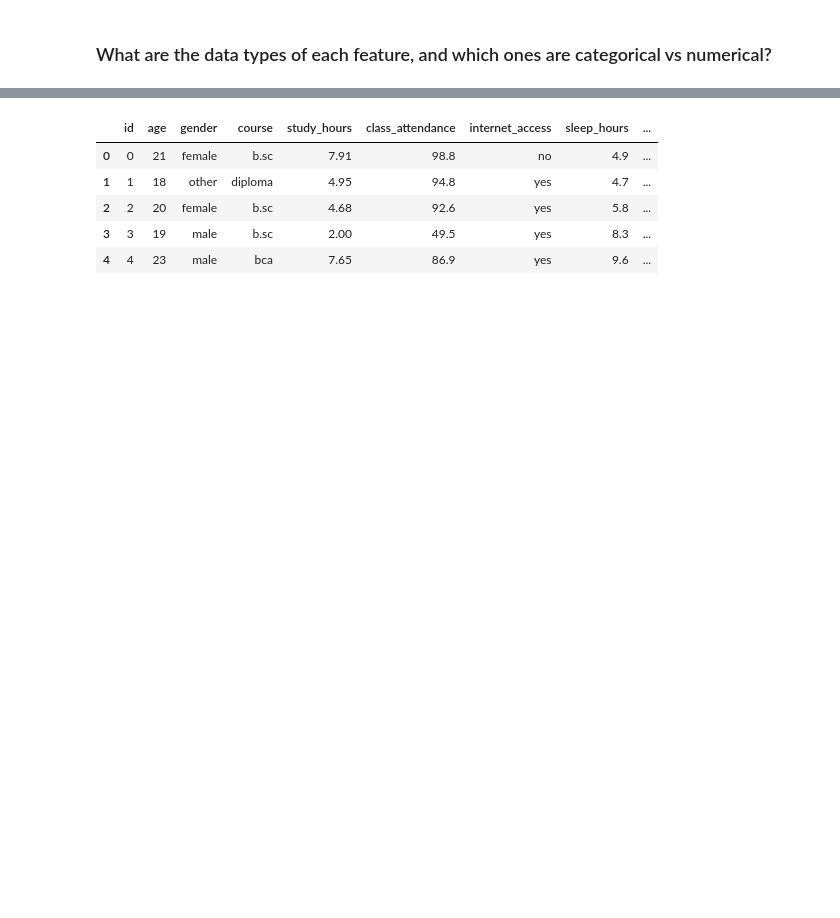
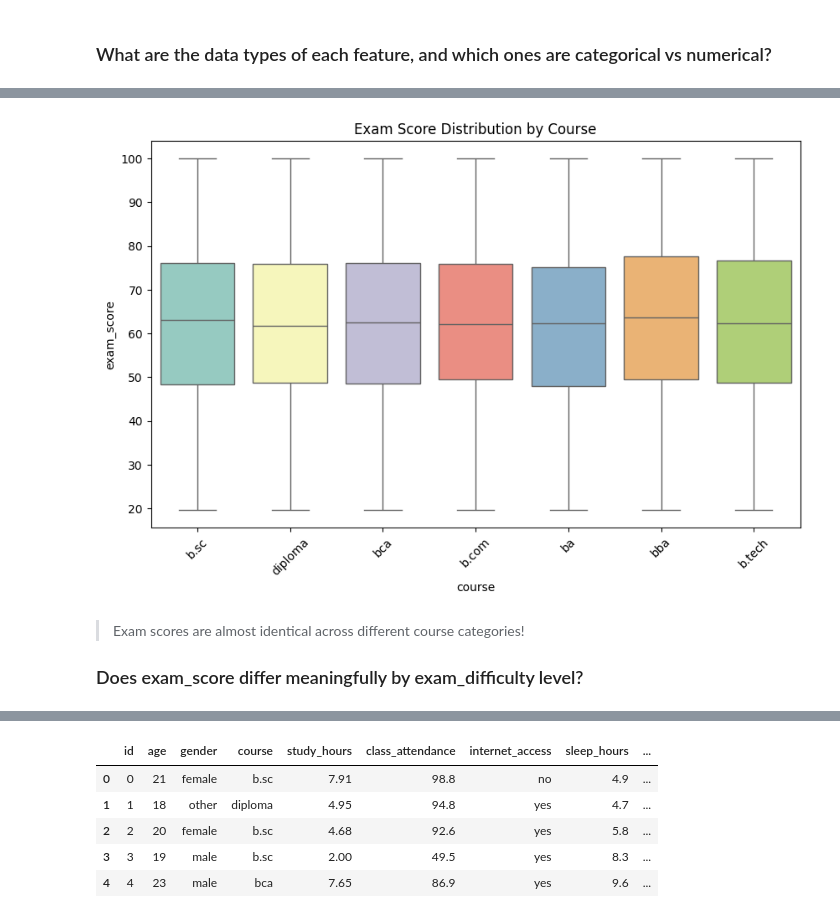
Before and after one commit to Darknight47/Kaggle-Playgrounds, a Jupyter notebook: Student Test Scores/data_understanding.ipynb, the cells around one changed output, grey strips where cells are left out. Drawn from its saved outputs; the diff is of its cells as text; code cells hidden in the pictures; blank space fills up the shorter version.

```diff
--- a/Student Test Scores/data_understanding.ipynb
+++ b/Student Test Scores/data_understanding.ipynb
@@ -61,0 +144,12 @@ memory usage: 62.5+ MB
+# %%
+plt.figure(figsize=(10, 6))
+sns.boxplot(data=df, x='course', y='exam_score', hue='course', palette='Set3')
+plt.title("Exam Score Distribution by Course")
+plt.xticks(rotation=45)
+plt.show()
+# %% [output]
+[figure, added]
+# %% [markdown]
+> Exam scores are almost identical across different course categories!
+
+### Does exam_score differ meaningfully by exam_difficulty level?
```
Also changed, not shown: parts of 19 cells of this notebook.
